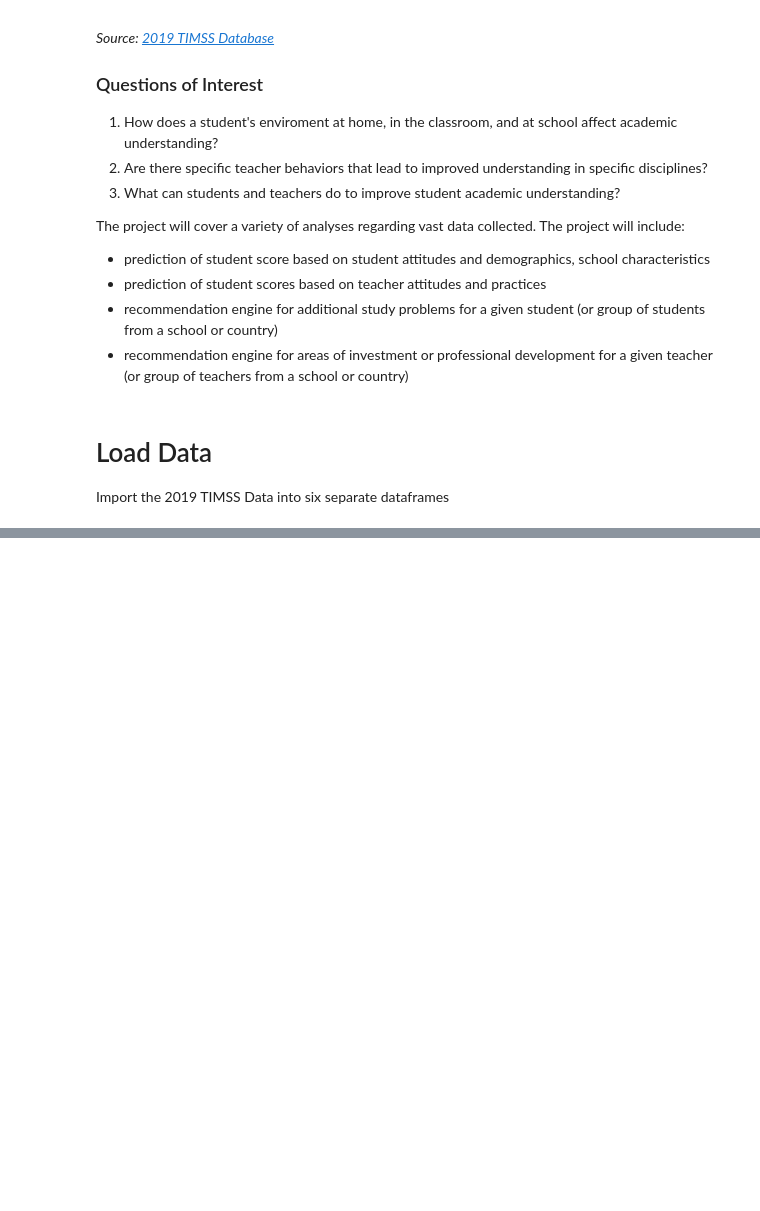
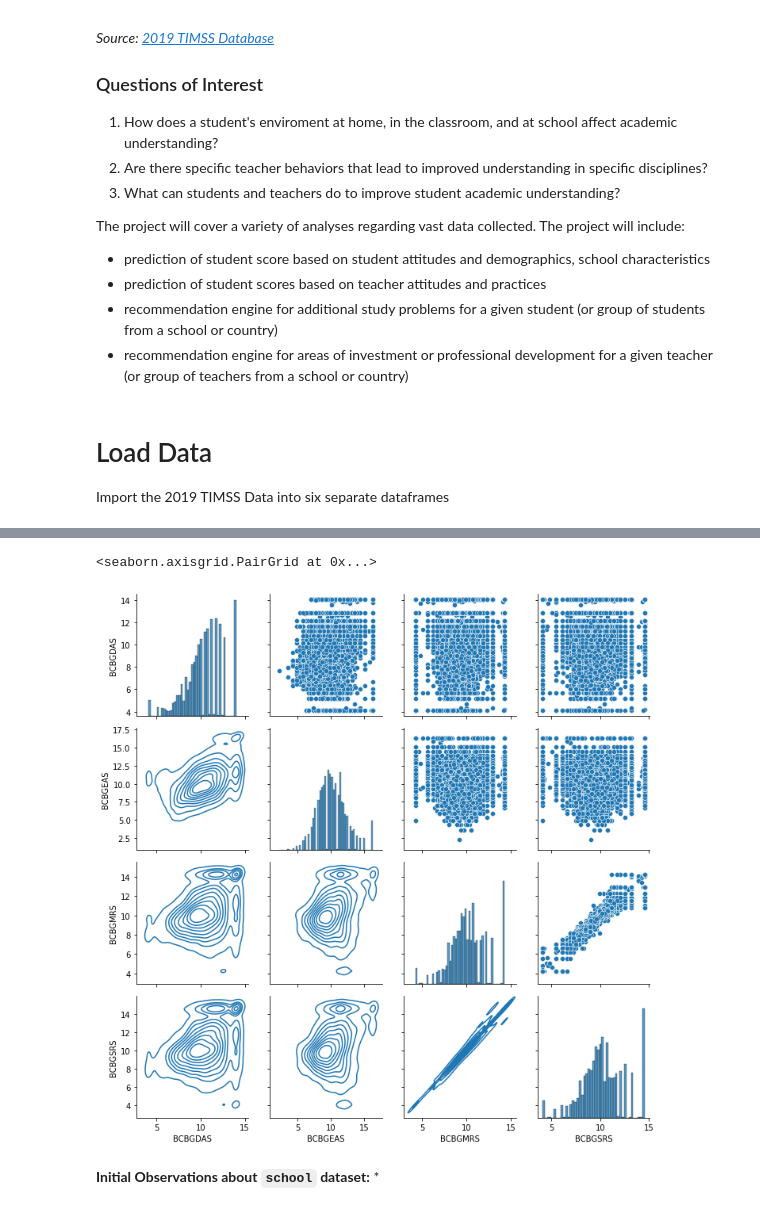
Before and after one commit to sjhaluck/TIMSS-Data-Science, a Jupyter notebook: TIMSS Exploration.ipynb, the cells around one changed output, grey strips where cells are left out. Saved outputs shown, nothing was run; the diff lists cells and outputs as text; code cells hidden in the pictures; blank space fills up the shorter version.

```diff
--- a/TIMSS Exploration.ipynb
+++ b/TIMSS Exploration.ipynb
@@ -96,9 +93,0 @@ dfs['BSAM7'].iloc[:,:1]
-# %%
-correct_cols = []
-for col in list(stud_ach.iloc[:1,:].columns):
-    try:
-        if "*" in str(stud_ach.iloc[:1,:].loc[:,col]) or ("INCORRECT" not in str(stud_ach.iloc[:1,:].loc[:,col]) and "CORRECT" in str(stud_ach.iloc[:1,:].loc[:,col])):
-            correct_cols.append(col)
-    except:
-        pass
-stud_ach.iloc[:1,:].loc[:,correct_cols]
@@ -157,4 +121,0 @@ sci_teach.to_csv('data/sci_teach.csv', index = False)
-# %%
-school = pd.read_csv('data/school.csv')
-# %%
-stud_ach = pd.read_csv('data/stud_ach.csv')
@@ -211 +302,12 @@ stud_ach['MP52024'].unique(), stud_ach['MP52024'].isnull().sum(), stud_ach['ME52
+# %%
+g = sns.PairGrid(school.loc[:,[col for col in school.columns if 'BCBG' in col]])
+g.map_upper(sns.scatterplot)
+g.map_lower(sns.kdeplot)
+g.map_diag(sns.histplot)
+# %% [output]
+<seaborn.axisgrid.PairGrid at 0x...>
+[figure, added]
+# %% [markdown]
+**Initial Observations about `school` dataset:**
+*
 # %%
```
Also changed, not shown: parts of 95 cells of this notebook.
